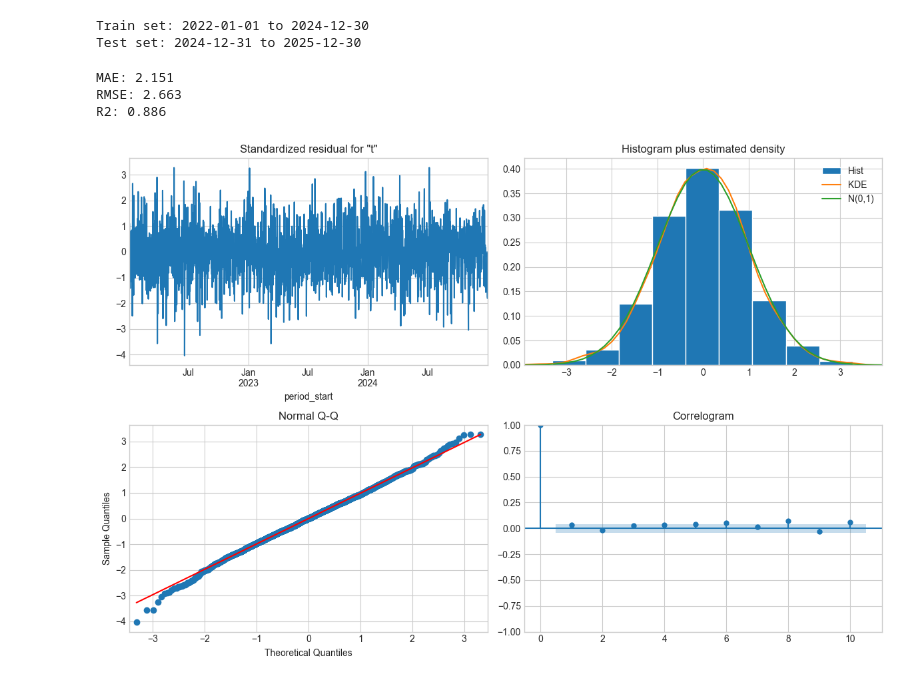
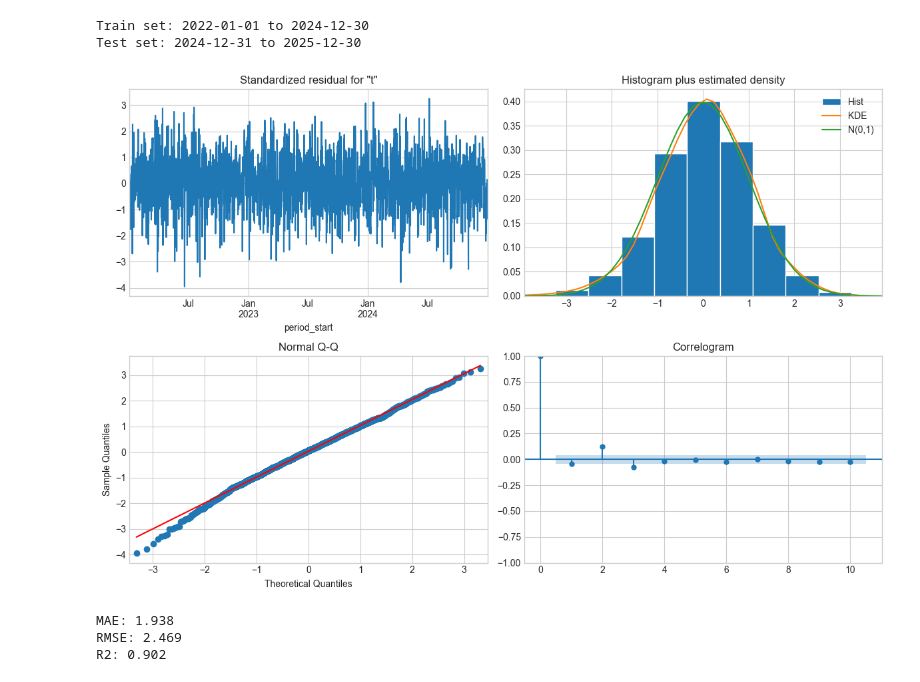
Before and after one commit to WeronikaTarnawska/projekt_pogoda_ml, a Jupyter notebook: temperature_sarima.ipynb, the cells around one changed output. Drawn from its saved outputs; the diff is of its cells as text; code cells hidden in the pictures.

```diff
--- a/temperature_sarima.ipynb
+++ b/temperature_sarima.ipynb
@@ -380,3 +396,35 @@ print(f"Test set: {test.index.min().date()} to {test.index.max().date()}")
 # %% [output]
 Train set: 2022-01-01 to 2024-12-30
 Test set: 2024-12-31 to 2025-12-30
+# %%
+exog_cols = [
+    "is_day",
+    "doy_sin",
+    "doy_cos",
+    "climatology",
+    "temp_lag1",
+    "pres_lag1",
+    "rhum_lag1",
+    "cldc_lag1",
+]
+y_train, y_test = train["temp"], test["temp"]
+exog_train, exog_test = train[exog_cols], test[exog_cols]
+scaler = StandardScaler()
+exog_train = scaler.fit_transform(exog_train)
+exog_test = scaler.transform(exog_test)
+
+model = SARIMAX(
+    y_train,
+    exog=exog_train,
+    order=(2, 0, 1),
+    seasonal_order=(0, 0, 1, 2),  # sezonowość: dzień/noc
+    enforce_stationarity=False,
+    enforce_invertibility=False,
+)
+result = model.fit(disp=False)
+
+
+result.plot_diagnostics(figsize=(12, 8))
+plt.tight_layout()
+# %% [output]
+[figure, added]
@@ -383,29 +448,10 @@ Test set: 2024-12-31 to 2025-12-30
 # %%
-exog_cols = [
-    "is_day",
-    "doy_sin",
-    "doy_cos",
-    "climatology",
-    "temp_lag1",
-    "pres_lag1",
-    "rhum_lag1",
-    "cldc_lag1",
-]
-model = SARIMAX(
-    train["temp"],
-    exog=train[exog_cols],
-    order=(2, 0, 1),
-    seasonal_order=(0, 0, 1, 2),  # sezonowość: dzień/noc
-    enforce_stationarity=False,
-    enforce_invertibility=False,
-)
-result = model.fit(disp=False)
-forecast = result.get_forecast(
-    steps=len(test),
-    exog=test[exog_cols]
-)
+# forecast = result.get_forecast(
+#     steps=len(test),
+#     exog=test[exog_cols]
+# )
+# y_pred = forecast.predicted_mean
 
-y_pred = forecast.predicted_mean
 mae  = mean_absolute_error(test["temp"], y_pred)
 rmse = np.sqrt(mean_squared_error(test["temp"], y_pred))
 r2   = r2_score(test["temp"], y_pred)
@@ -413,12 +459,8 @@ r2   = r2_score(test["temp"], y_pred)
 print(f"MAE: {mae:.3f}")
 print(f"RMSE: {rmse:.3f}")
 print(f"R2: {r2:.3f}")
-
-result.plot_diagnostics(figsize=(12, 8))
-plt.tight_layout()
 # %% [output]
-MAE: 2.151
-RMSE: 2.663
-R2: 0.886
+MAE: 1.938
+RMSE: 2.469
+R2: 0.902
-[figure, removed]
 # %%
```
Also changed, not shown: parts of 11 cells of this notebook, 2 other files.
